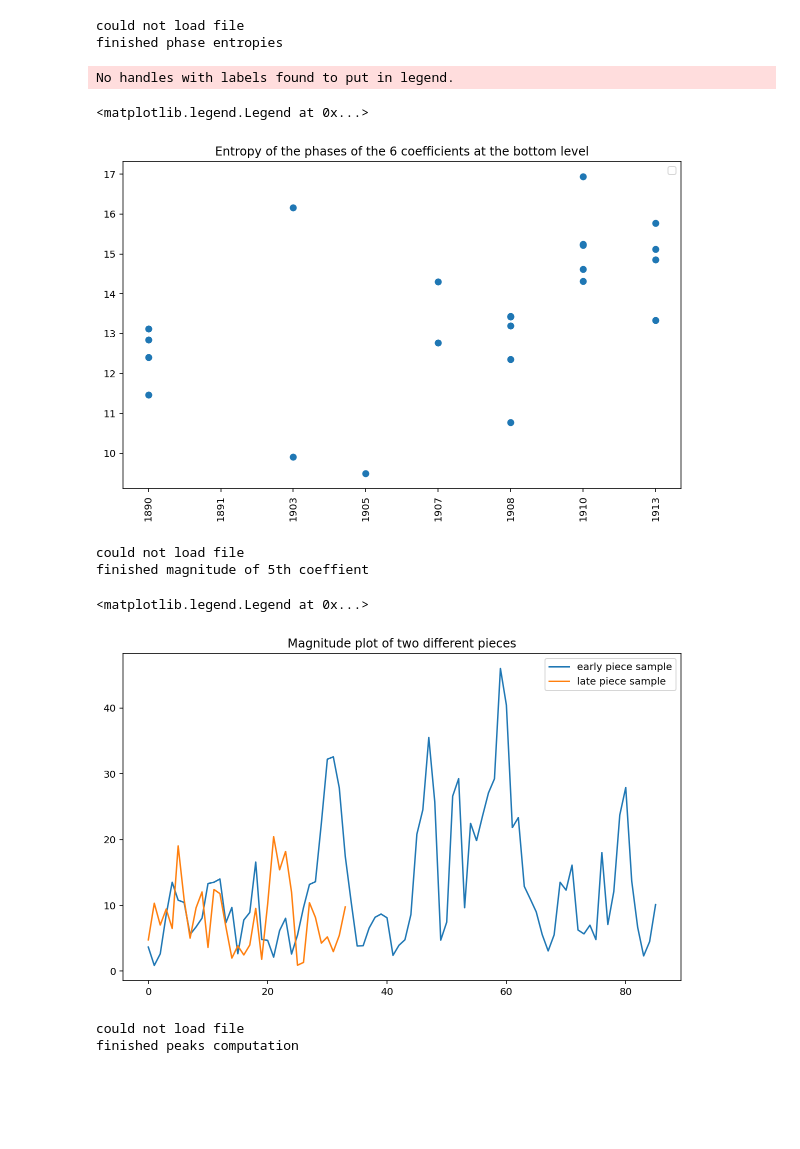
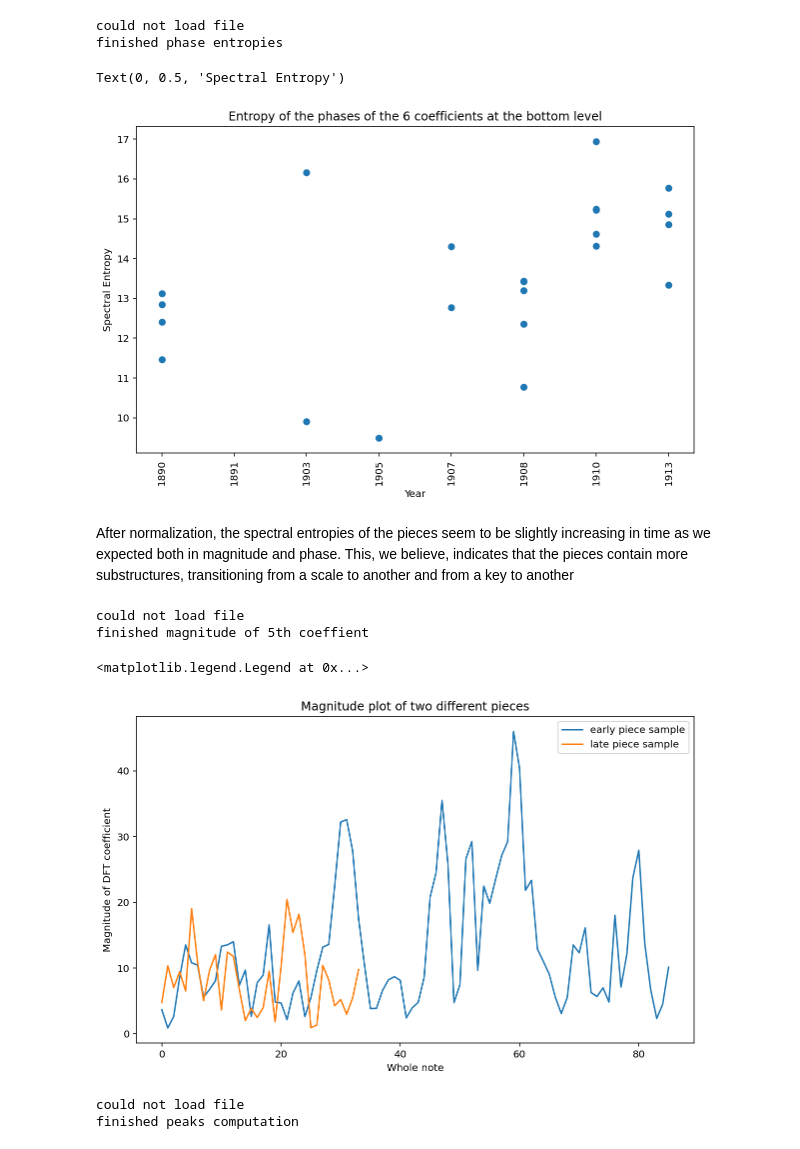
Before and after one commit to ludovicaschaerf/Group-5-Debussy-Pitch-Scapes, a Jupyter notebook: milestone3.ipynb, the cells around one changed output. Drawn from its saved outputs; the diff is of its cells as text; code cells hidden in the pictures; blank space fills up the shorter version.

```diff
--- a/milestone3.ipynb
+++ b/milestone3.ipynb
@@ -401,11 +403,13 @@ ax.scatter([name.split('\\')[-1][:4] for name in entropies_phase.keys()], [np.ar
 
 plt.xticks(rotation=90)
 plt.title('Entropy of the phases of the 6 coefficients at the bottom level')
-plt.legend(loc='upper right')
+plt.xlabel('Year')
+plt.ylabel('Spectral Entropy')
 # %% [output]
-No handles with labels found to put in legend.
+Text(0, 0.5, 'Spectral Entropy')
-<matplotlib.legend.Legend at 0x...>
-[figure, old version]
+[figure, new version]
+# %% [markdown]
+After normalization, the spectral entropies of the pieces seem to be slightly increasing in time as we expected both in magnitude and phase. This, we believe, indicates that the pieces contain more substructures, transitioning from a scale to another and from a key to another
 # %%
 magnitudes = {}
 for score in scores:
@@ -421,13 +425,15 @@ finished magnitude of 5th coeffient
 # %%
 fig = plt.figure(figsize=(10, 6))
 ax = fig.add_subplot()
 ax.plot(list(magnitudes.values())[0], label='early piece sample')
 ax.plot(list(magnitudes.values())[-3], label='late piece sample')
 plt.title('Magnitude plot of two different pieces')
+plt.xlabel('Whole note')
+plt.ylabel('Magnitude of DFT coefficient')
 plt.legend()
 # %% [output]
 <matplotlib.legend.Legend at 0x...>
-[figure, old version]
+[figure, new version]
 # %%
 peaks = {}
 for score in scores:
```
Also changed, not shown: parts of 9 cells of this notebook.
